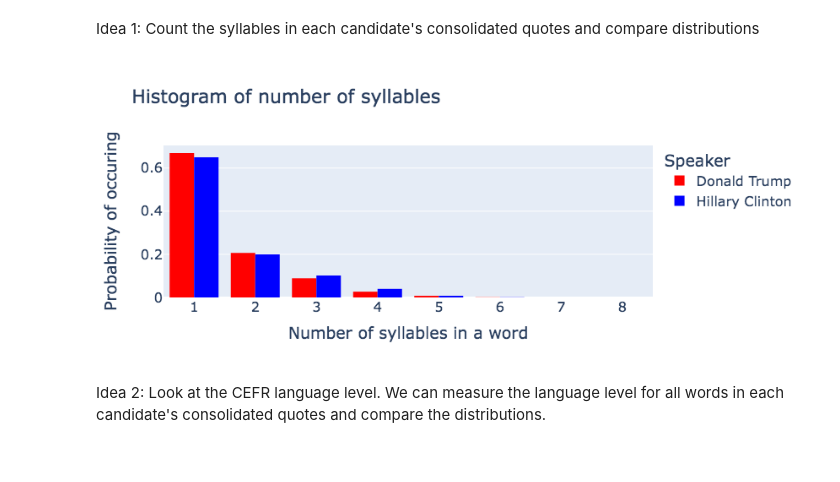
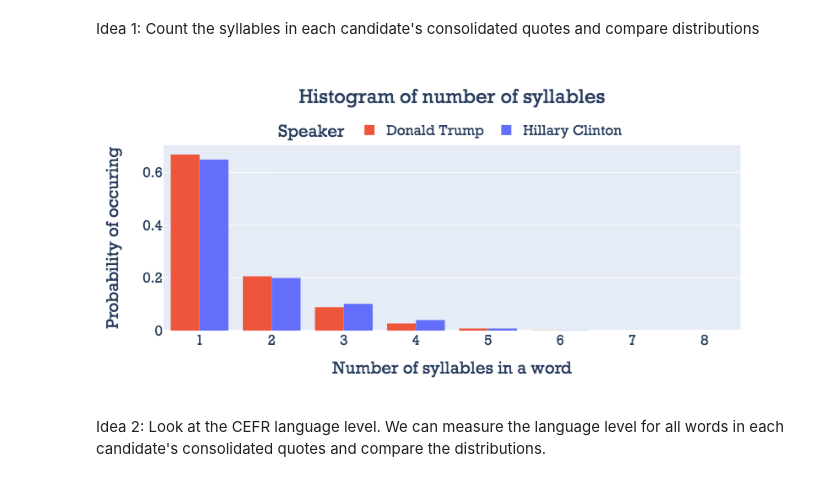
Before and after one commit to epfl-ada/ada-2021-project-radar, a Jupyter notebook: notebook.ipynb, the cells around one changed output. Drawn from its saved outputs; the diff is of its cells as text; code cells hidden in the pictures.

```diff
--- a/notebook.ipynb
+++ b/notebook.ipynb
@@ -1026,14 +904,14 @@ def syllables_hist(dt_syl, hc_syl):
 
     args_dt = dict(
         name=DT,
-        marker={"color":"red"},
+        marker={"color":px.colors.qualitative.Plotly[1]},
         x=dt_syl,
         histnorm="probability density",
     )
 
     args_hc = dict(
         name=HC,
-        marker={"color":"blue"},
+        marker={"color":px.colors.qualitative.Plotly[0]},
         x=hc_syl,
         histnorm="probability density",
     )
@@ -1044,27 +922,38 @@ def syllables_hist(dt_syl, hc_syl):
     fig.add_trace(go.Histogram(args_hc))
 
     fig.update_layout(
+        font=dict(
+            size=16,
+        )
+    )
+    fig.update_layout(
+        font_family="Rockwell",
+        legend=dict(
+            title=None, orientation="h", y=1, yanchor="bottom", x=0.5, xanchor="center"
+        ),
         title="Histogram of number of syllables",
         xaxis_title="Number of syllables in a word",
         yaxis_title="Probability of occuring",
         legend_title="Speaker",
-        font=dict(
-            size=16,
-        )
+        title_x=0.5,
+        width=750,
+        height=400,
     )
 
     fig.show()
 # %%
 def syl(quotes_col):
-    text = ' '.join(quotes_col).split()
-    return list(map(syllables.estimate, text))
+    df = pd.DataFrame()
+    df["word"] = ' '.join(quotes_col).split()
+    df["syllables"] = df["word"].apply(syllables.estimate)
+    return df
 
 dt_syl = syl(dt_cleaned_sample["quotation"])
 hc_syl = syl(hc_cleaned_sample["quotation"])
 # %%
-syllables_hist(dt_syl, hc_syl)
+syllables_hist(dt_syl["syllables"], hc_syl["syllables"])
 # %% [output]
-[figure, old version]
+[figure, new version]
 # %% [markdown]
 Idea 2: Look at the CEFR language level. We can measure the language level for all words in each candidate's consolidated quotes and compare the distributions.
 # %%
```
Also changed, not shown: parts of 35 cells of this notebook.
